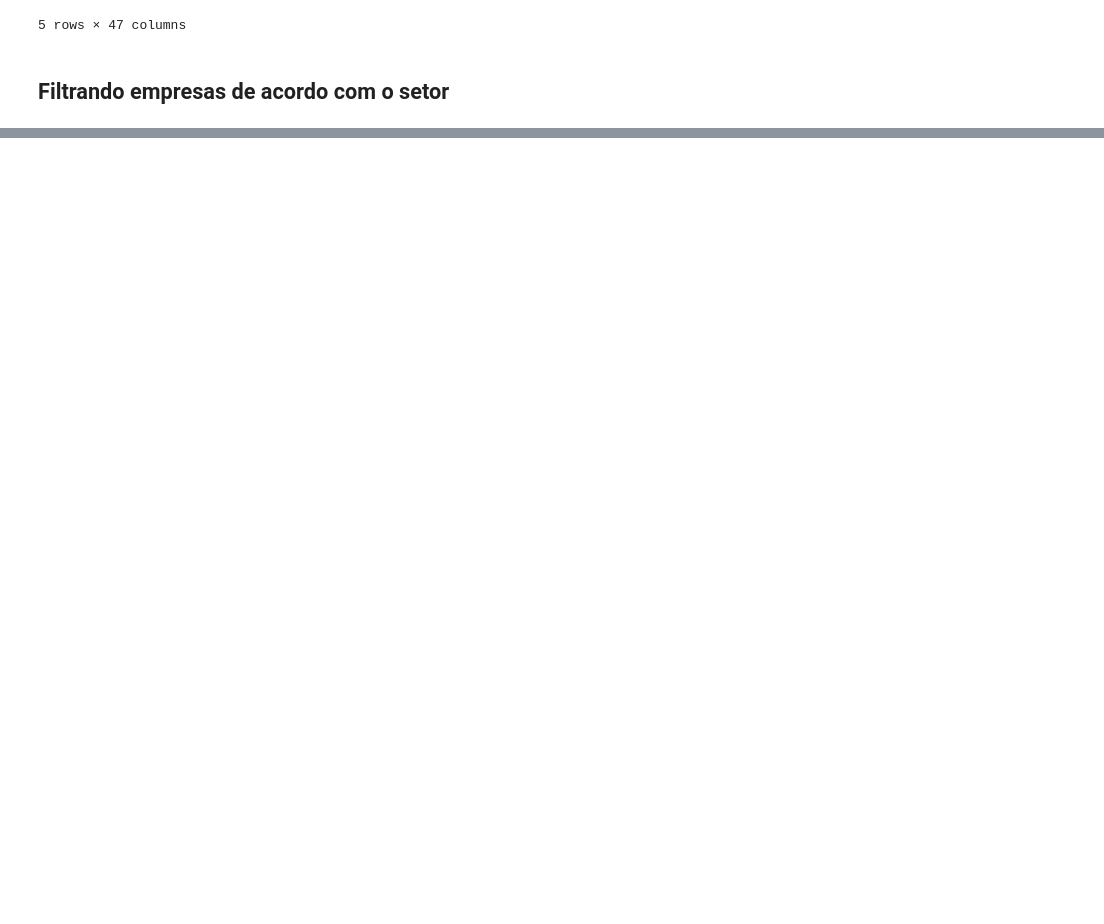
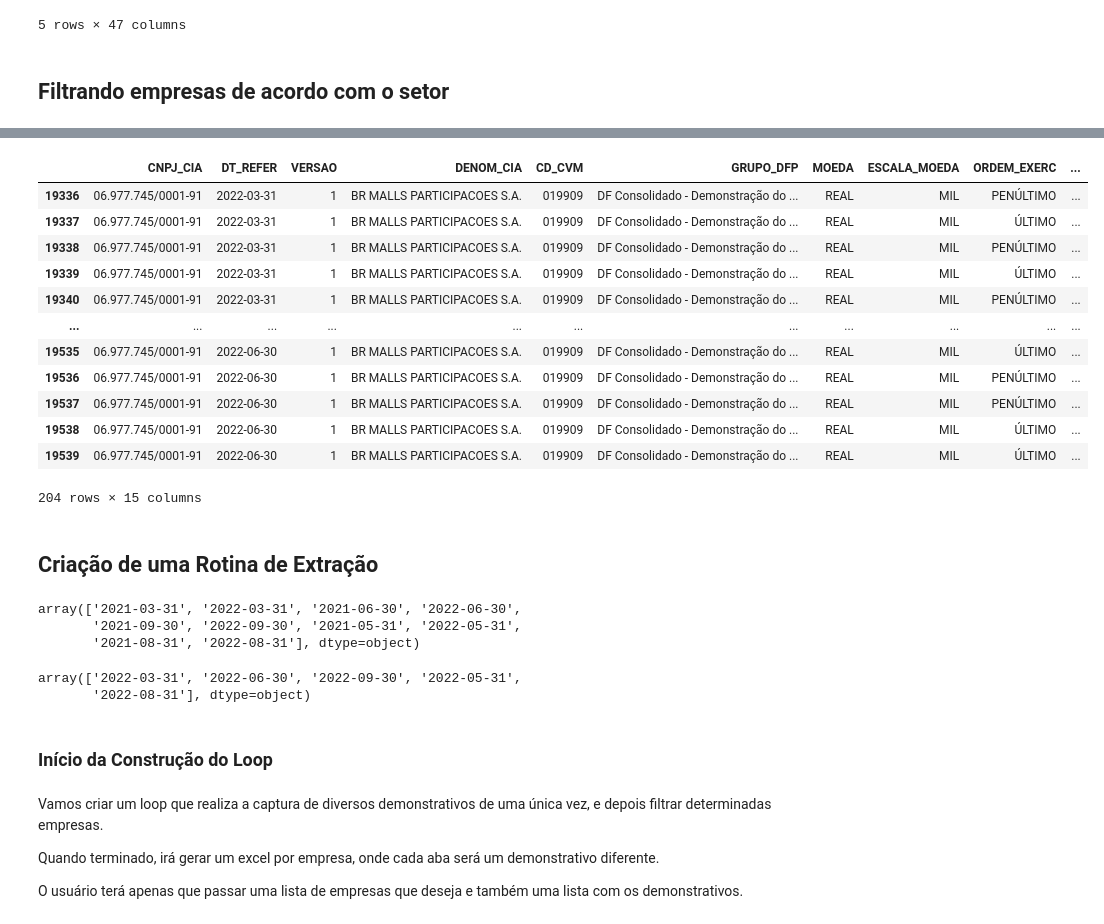
Before and after one commit to marcosilvaa/dados_estudos, a Jupyter notebook: Análise_Fundamentalista.ipynb, the cells around one changed output, grey strips where cells are left out. Drawn from its saved outputs; the diff is of its cells as text; code cells hidden in the pictures; blank space fills up the shorter version.

```diff
--- a/Análise_Fundamentalista.ipynb
+++ b/Análise_Fundamentalista.ipynb
@@ -166,0 +201,13 @@ empresas = list(filtro_cnpj['CD_CVM'])
+# %%
+# utilizando compreensão de listas para melhorar a visualização dos dados obtidos
+# strip() -> remove os espaços em branco em excesso
+# decode() -> configurando a codificação do texto
+# ISO-8859-1 é a codificação que reconhece os caracteres em Português
+lines = [i.strip().decode('ISO-8859-1') for i in linhas]
+# %%
+# separando lista para que cada linha contenha as informações de cada empresa
+lines = [i.split(';') for i in lines]
+lines
+# %%
+# criando dataframe com os dados baixados do arquivo ZIP
+df = pd.DataFrame(lines[1:], columns = lines[0])
@@ -166,0 +225,37 @@ empresas = list(filtro_cnpj['CD_CVM'])
+# %%
+DRE_BRMalls
+# %% [output]
+|  | CNPJ_CIA | DT_REFER | VERSAO | DENOM_CIA | CD_CVM | GRUPO_DFP | MOEDA | ESCALA_MOEDA | ORDEM_EXERC | ... |
+| 19336 | 06.977.745/0001-91 | 2022-03-31 | 1 | BR MALLS PARTICIPACOES S.A. | 019909 | DF Consolidado - Demonstração do ... | REAL | MIL | PENÚLTIMO | ... |
+| 19337 | 06.977.745/0001-91 | 2022-03-31 | 1 | BR MALLS PARTICIPACOES S.A. | 019909 | DF Consolidado - Demonstração do ... | REAL | MIL | ÚLTIMO | ... |
+| 19338 | 06.977.745/0001-91 | 2022-03-31 | 1 | BR MALLS PARTICIPACOES S.A. | 019909 | DF Consolidado - Demonstração do ... | REAL | MIL | PENÚLTIMO | ... |
+| 19339 | 06.977.745/0001-91 | 2022-03-31 | 1 | BR MALLS PARTICIPACOES S.A. | 019909 | DF Consolidado - Demonstração do ... | REAL | MIL | ÚLTIMO | ... |
+| 19340 | 06.977.745/0001-91 | 2022-03-31 | 1 | BR MALLS PARTICIPACOES S.A. | 019909 | DF Consolidado - Demonstração do ... | REAL | MIL | PENÚLTIMO | ... |
+| ... | ... | ... | ... | ... | ... | ... | ... | ... | ... | ... |
+| 19535 | 06.977.745/0001-91 | 2022-06-30 | 1 | BR MALLS PARTICIPACOES S.A. | 019909 | DF Consolidado - Demonstração do ... | REAL | MIL | ÚLTIMO | ... |
+| 19536 | 06.977.745/0001-91 | 2022-06-30 | 1 | BR MALLS PARTICIPACOES S.A. | 019909 | DF Consolidado - Demonstração do ... | REAL | MIL | PENÚLTIMO | ... |
+| 19537 | 06.977.745/0001-91 | 2022-06-30 | 1 | BR MALLS PARTICIPACOES S.A. | 019909 | DF Consolidado - Demonstração do ... | REAL | MIL | PENÚLTIMO | ... |
+| 19538 | 06.977.745/0001-91 | 2022-06-30 | 1 | BR MALLS PARTICIPACOES S.A. | 019909 | DF Consolidado - Demonstração do ... | REAL | MIL | ÚLTIMO | ... |
+| 19539 | 06.977.745/0001-91 | 2022-06-30 | 1 | BR MALLS PARTICIPACOES S.A. | 019909 | DF Consolidado - Demonstração do ... | REAL | MIL | ÚLTIMO | ... |
+204 rows × 15 columns
+# %% [markdown]
+## Criação de uma Rotina de Extração
+# %%
+df.DT_FIM_EXERC.unique()
+# %% [output]
+array(['2021-03-31', '2022-03-31', '2021-06-30', '2022-06-30',
+       '2021-09-30', '2022-09-30', '2021-05-31', '2022-05-31',
+       '2021-08-31', '2022-08-31'], dtype=object)
+# %%
+df.DT_REFER.unique()
+# %% [output]
+array(['2022-03-31', '2022-06-30', '2022-09-30', '2022-05-31',
+       '2022-08-31'], dtype=object)
+# %% [markdown]
+### Início da Construção do Loop
+# %% [markdown]
+Vamos criar um loop que realiza a captura de diversos demonstrativos de uma única vez, e depois filtrar determinadas empresas.
+
+Quando terminado, irá gerar um excel por empresa, onde cada aba será um demonstrativo diferente.
+
+O usuário terá apenas que passar uma lista de empresas que deseja e também uma lista com os demonstrativos.
```
Also changed, not shown: parts of 62 cells of this notebook.
